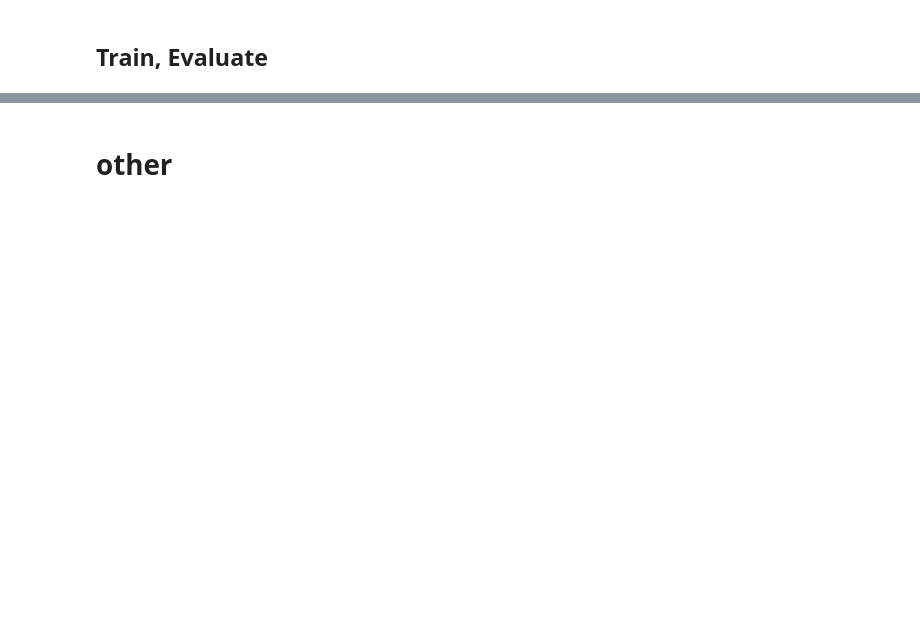
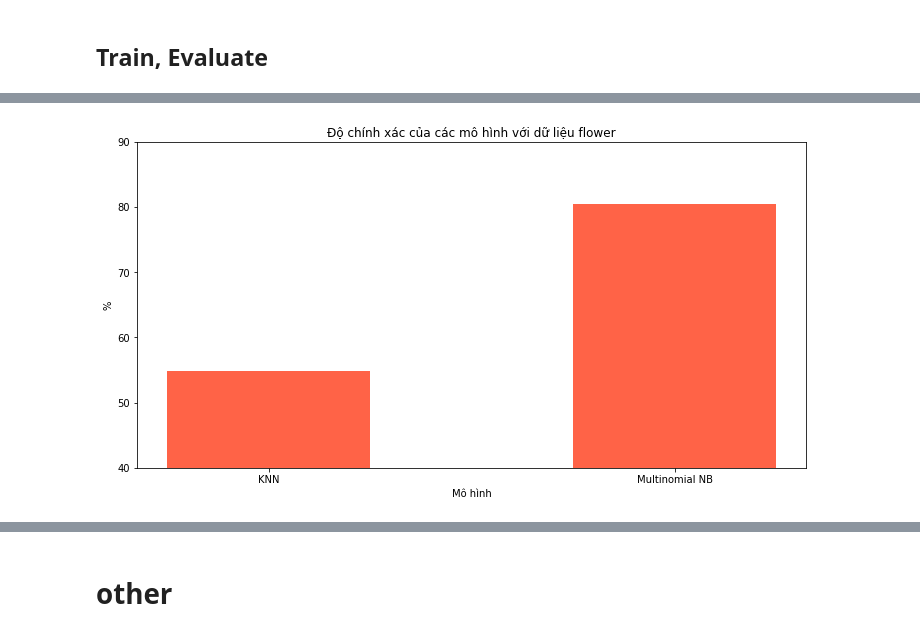
Before and after one commit to NguyenMguyen/CE-Project, a Jupyter notebook: knn_mnb.ipynb, the cells around one changed output, grey strips where cells are left out. Drawn from its saved outputs; the diff is of its cells as text; code cells hidden in the pictures; blank space fills up the shorter version.

```diff
--- a/knn_mnb.ipynb
+++ b/knn_mnb.ipynb
@@ -322,6 +325,12 @@ labels = np.array(pickle.load(open(labels_path, 'rb')))
 # %%
 # Chia traing set, test set tỉ lệ 80-20
 X_train, X_test, y_train, y_test = train_test_split(features, labels, test_size=0.2, random_state=42)
+# %%
+max_values = np.max(X_train)
+min_values = np.min(X_train)
+a, b = 0, 0.5
+X_train = a + (X_train - min_values) * (b-a) / (max_values - min_values)
+X_test = a + (X_test - min_values) * (b-a) / (max_values - min_values)
 # %% [markdown]
 ## Train, Evaluate
 # %%
@@ -334,7 +343,7 @@ f1_scores = []
 knn = KNN()
 
 start = time.time()
-knn.fit(X_train, y_train, k=3)
+knn.fit(X_train, y_train, k=7)
 y_pred = knn.predict(X_test)
 
 acc = accuracy_score(y_test, y_pred)
@@ -404,0 +406,12 @@ print(y_test)
+# %%
+# Về độ chính xác
+plt.figure(figsize=(12, 6))
+plt.title('Độ chính xác của các mô hình với dữ liệu flower')
+plt.xlabel('Mô hình')
+plt.ylabel('%')
+plt.ylim(40, 90)
+plt.bar(models, np.array(accuracy_scores) * 100, color='tomato', width=0.5, label='Accuracy')
+plt.savefig('image/knn_mnb/flower_accuracy_comparision.png', facecolor='whitesmoke')
+plt.show()
+# %% [output]
+[figure, added]
```
Also changed, not shown: parts of 13 cells of this notebook, 3 other files.
